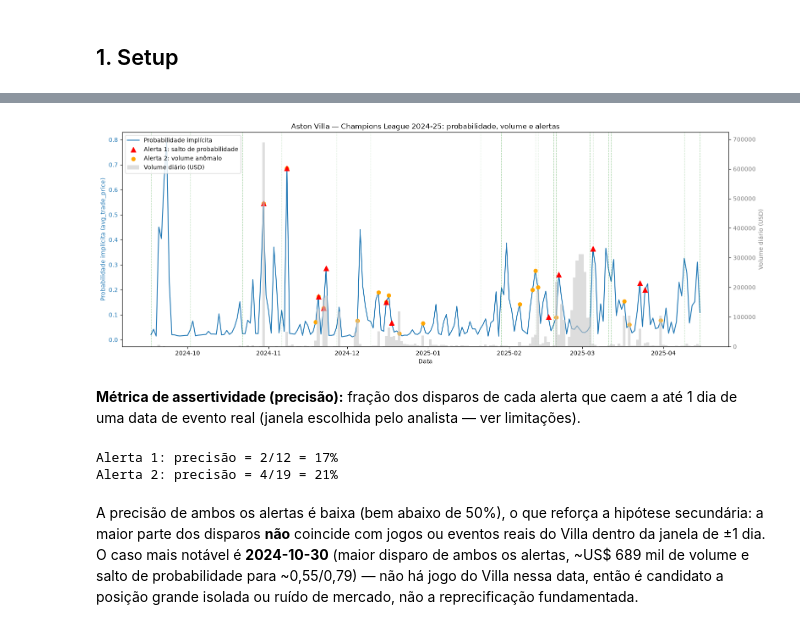
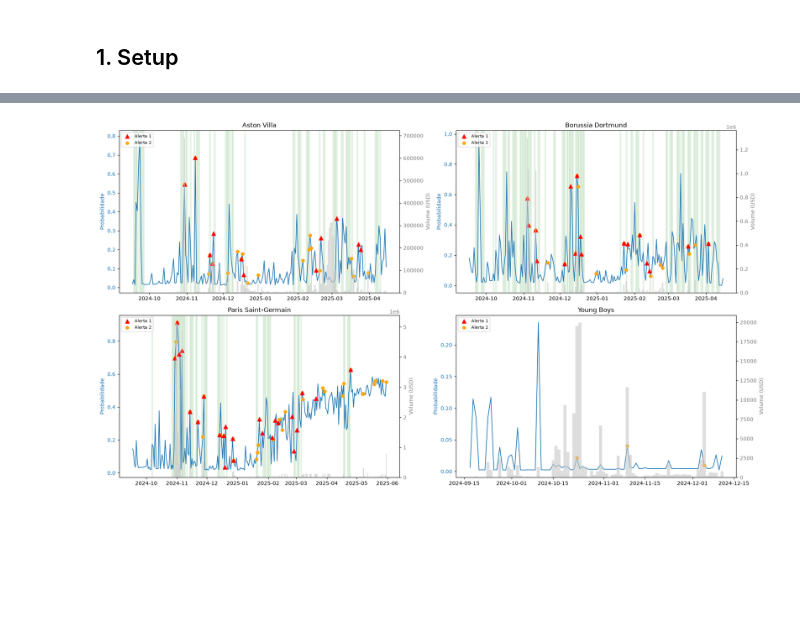
Before and after one commit to UFRJ-Analytica/ufrj-analytica-training, a Jupyter notebook: entregaveis/banco_de_dados_2/isaac-vianna/relatorio.ipynb, the cells around one changed output, grey strips where cells are left out. Drawn from its saved outputs; the diff is of its cells as text; code cells hidden in the pictures; blank space fills up the shorter version.

Commit message:
Generaliza alertas de BD2 para multiplos mercados da Champions League

```diff
--- a/entregaveis/banco_de_dados_2/isaac-vianna/relatorio.ipynb
+++ b/entregaveis/banco_de_dados_2/isaac-vianna/relatorio.ipynb
@@ -15,11 +21,16 @@
 import pandas as pd
 import numpy as np
 import matplotlib.pyplot as plt
+import itertools
 
-mercado = pd.read_csv('dados/mercado.csv')
-cobertura = pd.read_csv('dados/cobertura.csv')
-serie = pd.read_csv('dados/serie_diaria.csv', parse_dates=['trade_date']).sort_values('trade_date').reset_index(drop=True)
-volatilidade = pd.read_csv('dados/volatilidade_diaria.csv', parse_dates=['trade_date']).sort_values('trade_date').reset_index(drop=True)
+serie = pd.read_csv('dados/serie_multi.csv', parse_dates=['trade_date']).sort_values(['market_id', 'trade_date']).reset_index(drop=True)
+volatilidade = pd.read_csv('dados/volatilidade_multi.csv', parse_dates=['trade_date']).sort_values(['market_id', 'trade_date']).reset_index(drop=True)
+mercados = pd.read_csv('dados/mercados_multi.csv')
 
-print(serie.shape, volatilidade.shape)
+# Dicionário market_id -> nome do time, a partir da pergunta do mercado
+mercados['time'] = (mercados['question']
+                     .str.replace('Will ', '', regex=False)
+                     .str.replace(' win the UEFA Champions League?', '', regex=False))
+NOMES = dict(zip(mercados['market_id'], mercados['time']))
+NOMES
 # %% [output]
@@ -272,45 +333,30 @@ eventos = pd.to_datetime(DATAS_EVENTOS)
 # %%
-fig, ax1 = plt.subplots(figsize=(16, 6))
+fig, axes = plt.subplots(2, 2, figsize=(18, 10))
+axes = axes.flatten()
 
-ax1.plot(serie['trade_date'], serie['avg_trade_price'], color='#1f77b4', linewidth=1.5, label='Probabilidade implícita')
-ax1.set_ylabel('Probabilidade implícita (avg_trade_price)', color='#1f77b4')
-ax1.set_xlabel('Data')
-ax1.tick_params(axis='y', labelcolor='#1f77b4')
+for ax1, (mid, g) in zip(axes, serie.groupby('market_id')):
+    g = g.sort_values('trade_date')
+    ax1.plot(g['trade_date'], g['avg_trade_price'], color='#1f77b4', linewidth=1.3)
+    ax1.set_ylabel('Probabilidade', color='#1f77b4')
+    ax1.tick_params(axis='y', labelcolor='#1f77b4')
 
-ax2 = ax1.twinx()
-ax2.bar(serie['trade_date'], serie['daily_usd_volume'], color='#c7c7c7', width=1.0, alpha=0.6, label='Volume diário (USD)')
-ax2.set_ylabel('Volume diário (USD)', color='#7f7f7f')
-ax2.tick_params(axis='y', labelcolor='#7f7f7f')
+    ax2 = ax1.twinx()
+    ax2.bar(g['trade_date'], g['daily_usd_volume'], color='#c7c7c7', width=1.0, alpha=0.6)
+    ax2.set_ylabel('Volume (USD)', color='#7f7f7f')
+    ax2.tick_params(axis='y', labelcolor='#7f7f7f')
 
-for d in eventos:
-    ax1.axvline(d, color='green', linestyle=':', linewidth=0.8, alpha=0.6)
+    for d in g.loc[g['movimento_estrutural'], 'trade_date']:
+        ax1.axvspan(d - pd.Timedelta(hours=12), d + pd.Timedelta(hours=12), color='green', alpha=0.08, zorder=0)
 
-ax1.scatter(alerta1['trade_date'], alerta1['avg_trade_price'], color='red', marker='^', s=70, zorder=5, label='Alerta 1: salto de probabilidade')
-ax1.scatter(alerta2['trade_date'], alerta2['avg_trade_price'], color='orange', marker='o', s=40, zorder=4, label='Alerta 2: volume anômalo')
+    a1 = g[g['alerta1']]
+    a2 = g[g['alerta2']]
+    ax1.scatter(a1['trade_date'], a1['avg_trade_price'], color='red', marker='^', s=60, zorder=5, label='Alerta 1')
+    ax1.scatter(a2['trade_date'], a2['avg_trade_price'], color='orange', marker='o', s=35, zorder=4, label='Alerta 2')
 
-lines1, labels1 = ax1.get_legend_handles_labels()
-lines2, labels2 = ax2.get_legend_handles_labels()
-ax1.legend(lines1 + lines2, labels1 + labels2, loc='upper left')
+    ax1.set_title(NOMES[mid])
+    ax1.legend(loc='upper left', fontsize=8)
 
-plt.title('Aston Villa — Champions League 2024-25: probabilidade, volume e alertas')
 fig.tight_layout()
 plt.show()
 # %% [output]
-[figure, old version]
+[figure, new version]
-# %% [markdown]
-**Métrica de assertividade (precisão):** fração dos disparos de cada alerta que caem a até 1 dia de uma data de evento real (janela escolhida pelo analista — ver limitações).
-# %%
-from datetime import timedelta
-
-def casa(data, janela=1):
-    return any(abs((data - e).days) <= janela for e in eventos)
-
-for nome, al in [('Alerta 1', alerta1), ('Alerta 2', alerta2)]:
-    casados = al['trade_date'].apply(casa).sum()
-    total = len(al)
-    print(f'{nome}: precisão = {casados}/{total} = {casados/total:.0%}')
-# %% [output]
-Alerta 1: precisão = 2/12 = 17%
-Alerta 2: precisão = 4/19 = 21%
-# %% [markdown]
-A precisão de ambos os alertas é baixa (bem abaixo de 50%), o que reforça a hipótese secundária: a maior parte dos disparos **não** coincide com jogos ou eventos reais do Villa dentro da janela de ±1 dia. O caso mais notável é **2024-10-30** (maior disparo de ambos os alertas, ~US\$ 689 mil de volume e salto de probabilidade para ~0,55/0,79) — não há jogo do Villa nessa data, então é candidato a posição grande isolada ou ruído de mercado, não a reprecificação fundamentada.
```
Also changed, not shown: parts of 43 cells of this notebook, 10 other files.
